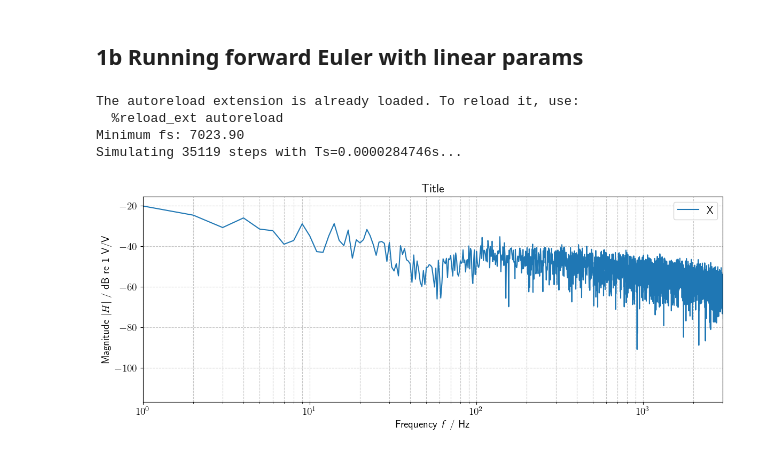
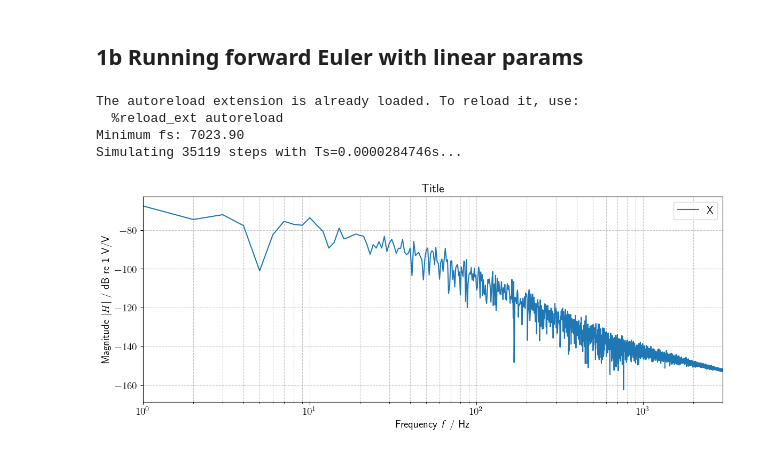
Before and after one commit to istlf/non-linear-transducers-project, a Jupyter notebook: Lab E - part 1.ipynb, the cells around one changed output. Drawn from its saved outputs; the diff is of its cells as text; code cells hidden in the pictures.

```diff
--- a/Lab E - part 1.ipynb
+++ b/Lab E - part 1.ipynb
@@ -136,6 +90,44 @@ The autoreload extension is already loaded. To reload it, use:
 %autoreload 2
 from scipy.io import wavfile
 import matplotlib.pyplot as plt
+
+def Welch(u, X, fs):
+    # print(data.keys())
+    # fs = data['sample_rate'][0][0]
+
+    # u = np.squeeze(data['voltage'])
+    # d = np.squeeze(data['displacement'])
+    # i = np.squeeze(data['current'])
+    # v = np.squeeze(data['velocity'])
+    print(f"len: {len(u)}")
+    print(f"nperseg = {len(u)/25}")
+    print(f"len: {len(u)/fs}")
+    numsamples = len(u)
+    numsecs = len(u)/fs
+    numavgs = 15 # is really 2*numavgs
+
+    #print(fs)
+    # 96kHz
+    nperseg = len(u)/numavgs # 96000 #2**16
+    noverlap = nperseg//2 # 2**8 #// 2
+    window = 'hann'
+    #nfft = 2**17
+    print(f"Num avg: {2*numsamples/nperseg}")
+    print(f"freq res: {fs/nperseg}")
+
+    f, S_uu = scipy.signal.welch(u, fs, window, nperseg, noverlap) # , nfft=nfft)
+    f, S_iu = scipy.signal.csd(u, i, fs, window, nperseg, noverlap)
+    f, S_du = scipy.signal.csd(u, d, fs, window, nperseg, noverlap)
+    f, S_vu = scipy.signal.csd(u, v, fs, window, nperseg, noverlap)
+
+    mu = 0# 1e-7
+
+    G_iu = S_iu/(S_uu + mu)
+    G_du = S_du/(S_uu + mu)
+    G_vu = S_vu/(S_uu + mu)
+
+    return G_iu, G_du, G_vu, f
+
 
 ## Params from Python driven with 0.15Vrms pink noise
 Bl=6.831384111697111
@@ -157,36 +149,42 @@ G = np.array([
     0.0,
     0.0
 ])
 
 x0 = np.array([
     0.0,
     0.0,
     0.0
 ])
 
 minimum_fs = util.calculate_min_fs(F)
 print(f"Minimum fs: {minimum_fs:.2f}")
 fs = int(5*minimum_fs)
 
 pink_noise_20Hz = util.generate_pink_noise(fs*1, fs, fmin=1)
 
 # signal_int16 = np.int16(pink_noise_20Hz / np.max(np.abs(pink_noise_20Hz)) * 32767)
 # wavfile.write("signals/pink_noise_20Hz.wav", fs, signal_int16)
 
 x = solve_forward_euler(F, G, pink_noise_20Hz, x0, fs)
 # x = solve_forward_euler_optimized(F, G, pink_noise_20Hz, x0, fs)
 
 # current, displacement, velocity
+f, i, i_db = util.make_spectrum(x[:,0], fs, scaling=True, oneside=True)
+f, d, d_db = util.make_spectrum(x[:,1], fs, scaling=True, oneside=True)
+f, v, v_db = util.make_spectrum(x[:,2], fs, scaling=True, oneside=True)
 
-f, X, X_dB = util.make_spectrum(x[:,0], fs, scaling=True, oneside=True)
 
-util.plot_mag([f], [X], legends=["X"], title="Title", xlim=(1,3000))
+G_iu, G_du, G_vu, f = Welch(u, X, )
+
+util.plot_mag([f], [d], legends=["X"], title="Title", xlim=(1,3000))
+
+# S_iu = cross(pink_noise_20Hz, X)
 # %% [output]
 The autoreload extension is already loaded. To reload it, use:
   %reload_ext autoreload
 Minimum fs: 7023.90
 Simulating 35119 steps with Ts=0.0000284746s...
-[figure, old version]
+[figure, new version]
 # %%
 %load_ext autoreload
 %autoreload 2
```
Also changed, not shown: parts of 2 cells of this notebook, 2 other files.
